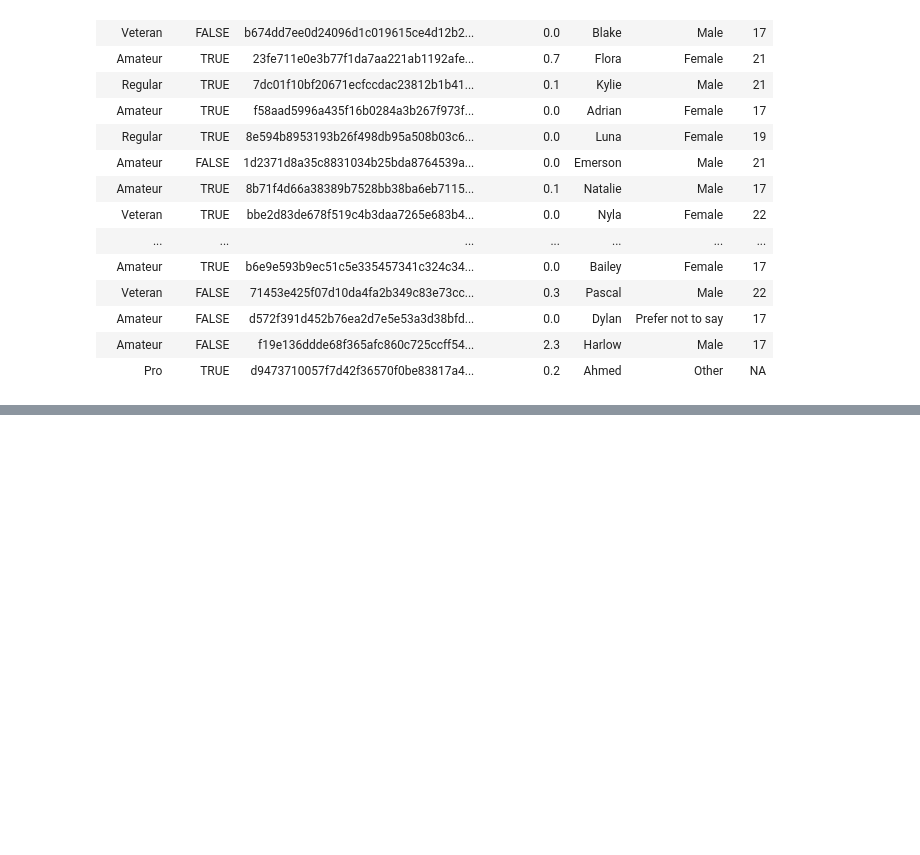
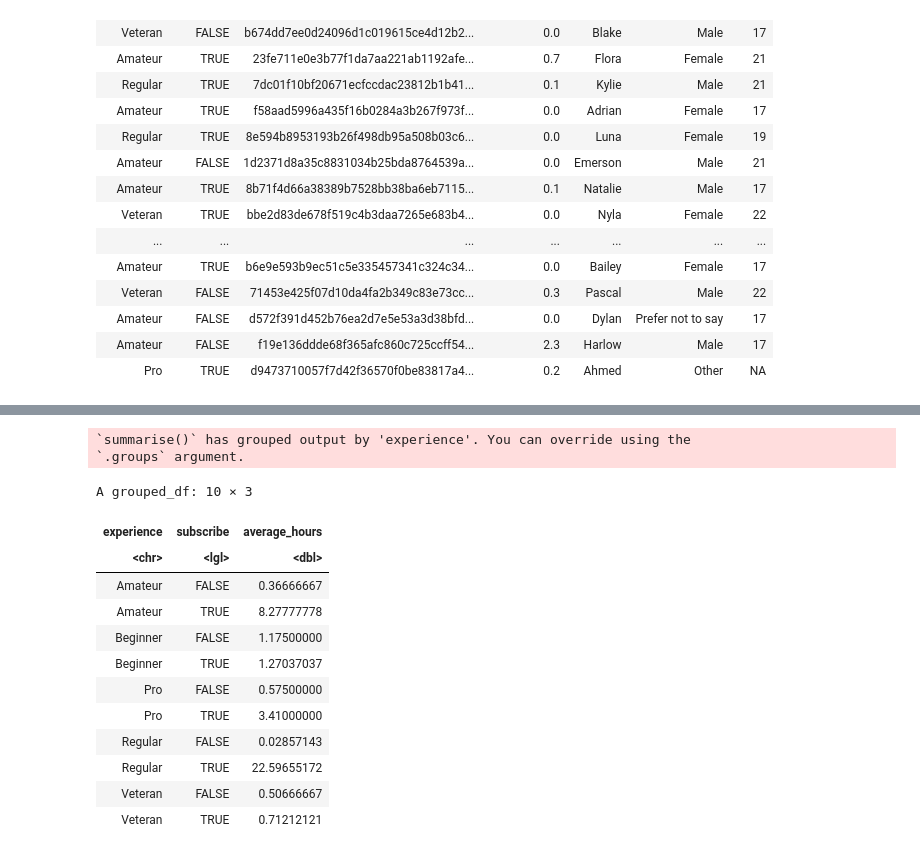
Before and after one commit to soondoongdori/mc_data, a Jupyter notebook: dsci100_project/project.ipynb, the cells around one changed output, grey strips where cells are left out. Drawn from its saved outputs; the diff is of its cells as text; code cells hidden in the pictures; blank space fills up the shorter version.

```diff
--- a/dsci100_project/project.ipynb
+++ b/dsci100_project/project.ipynb
@@ -115,2 +42,23 @@ Best k: 5
+# %%
+clean_players <- players |>
+    group_by(experience, subscribe) |>
+    summarize(average_hours = mean(played_hours))
+clean_players
+# %% [output]
+`summarise()` has grouped output by 'experience'. You can override using the
+`.groups` argument.
+A grouped_df: 10 × 3
+| experience | subscribe | average_hours |
+| <chr> | <lgl> | <dbl> |
+| Amateur | FALSE | 0.36666667 |
+| Amateur | TRUE | 8.27777778 |
+| Beginner | FALSE | 1.17500000 |
+| Beginner | TRUE | 1.27037037 |
+| Pro | FALSE | 0.57500000 |
+| Pro | TRUE | 3.41000000 |
+| Regular | FALSE | 0.02857143 |
+| Regular | TRUE | 22.59655172 |
+| Veteran | FALSE | 0.50666667 |
+| Veteran | TRUE | 0.71212121 |
 # %%
 sessions <- read_csv("data/sessions.csv")
```
Also changed, not shown: parts of 5 cells of this notebook.
